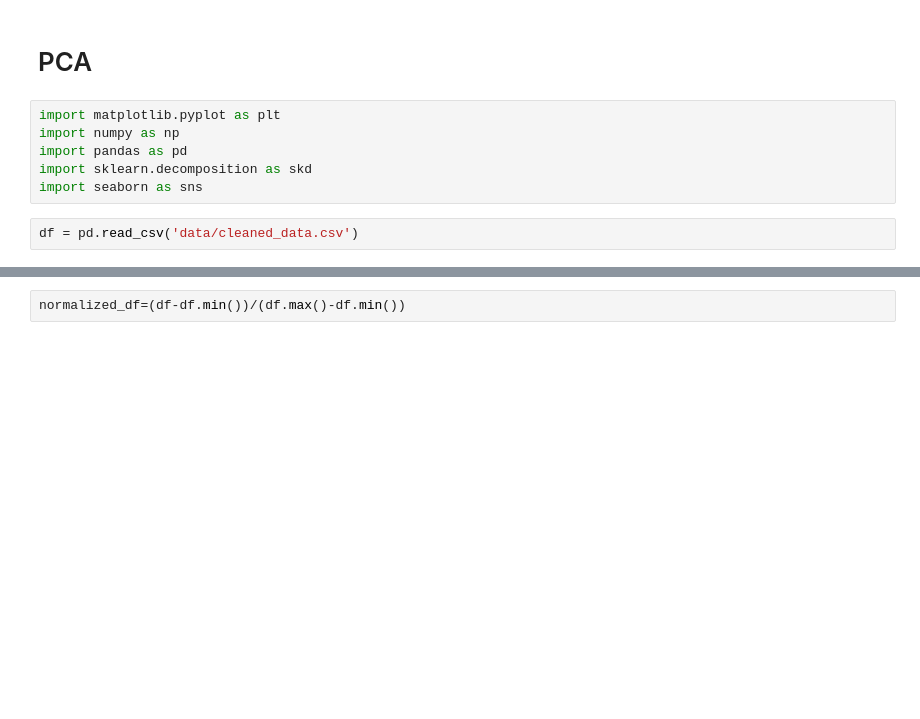
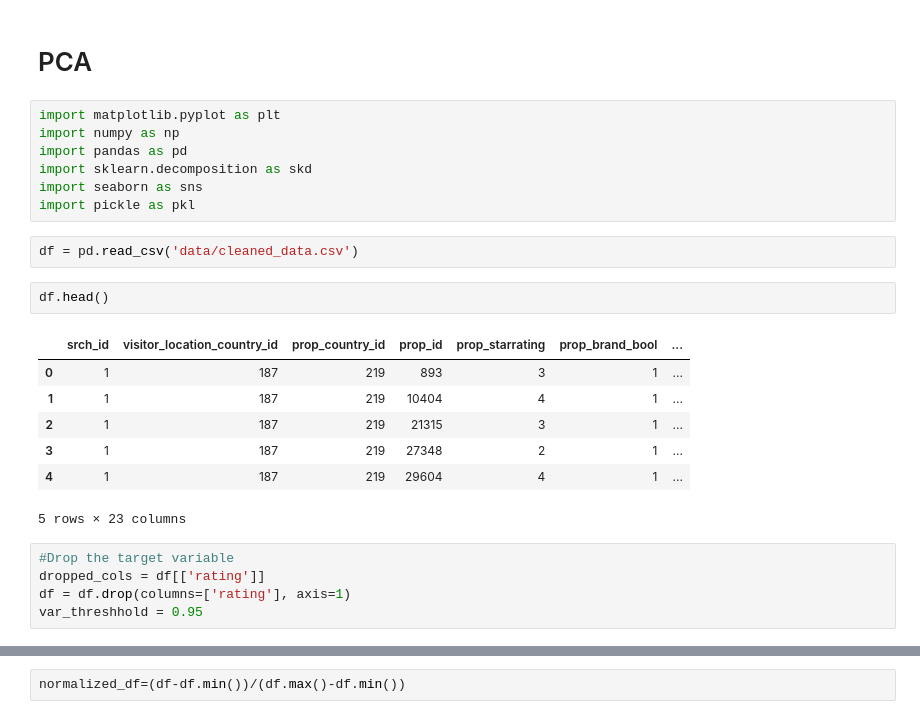
Before and after one commit to Revess/DMT2023_ass2, a Jupyter notebook: PCA.ipynb, the cells around one changed output, grey strips where cells are left out. Saved outputs shown, nothing was run; the diff lists cells and outputs as text; blank space fills up the shorter version.

```diff
--- a/PCA.ipynb
+++ b/PCA.ipynb
@@ -6,8 +6,24 @@ import numpy as np
 import pandas as pd
 import sklearn.decomposition as skd
 import seaborn as sns
+import pickle as pkl
 # %%
 df = pd.read_csv('data/cleaned_data.csv')
+# %%
+df.head()
+# %% [output]
+|  | srch_id | visitor_location_country_id | prop_country_id | prop_id | prop_starrating | prop_brand_bool | ... |
+| 0 | 1 | 187 | 219 | 893 | 3 | 1 | ... |
+| 1 | 1 | 187 | 219 | 10404 | 4 | 1 | ... |
+| 2 | 1 | 187 | 219 | 21315 | 3 | 1 | ... |
+| 3 | 1 | 187 | 219 | 27348 | 2 | 1 | ... |
+| 4 | 1 | 187 | 219 | 29604 | 4 | 1 | ... |
+5 rows × 23 columns
+# %%
+#Drop the target variable
+dropped_cols = df[['rating']]
+df = df.drop(columns=['rating'], axis=1)
+var_threshhold = 0.95
 # %%
 corr_matrix = df.corr()
 mask = np.triu(np.ones_like(corr_matrix, dtype=bool))
```
Also changed, not shown: parts of 11 cells of this notebook, 1 other file.
